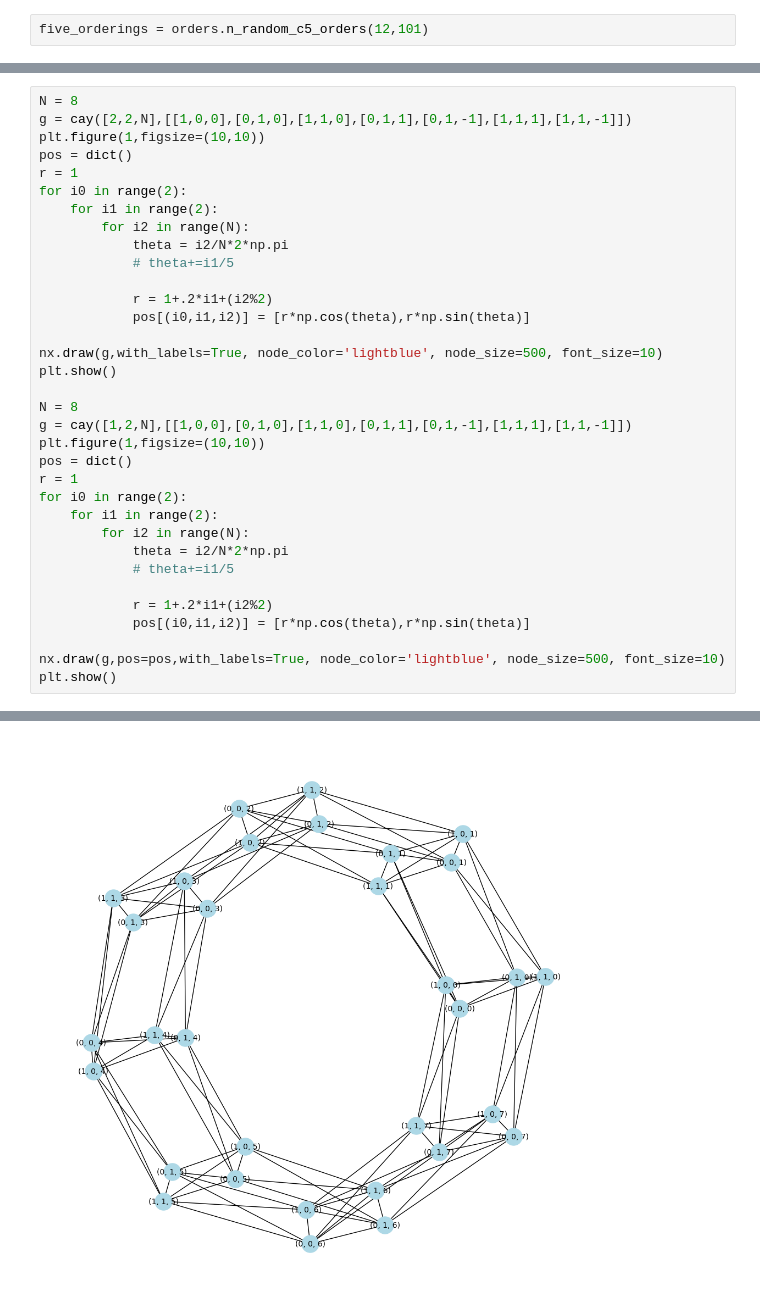
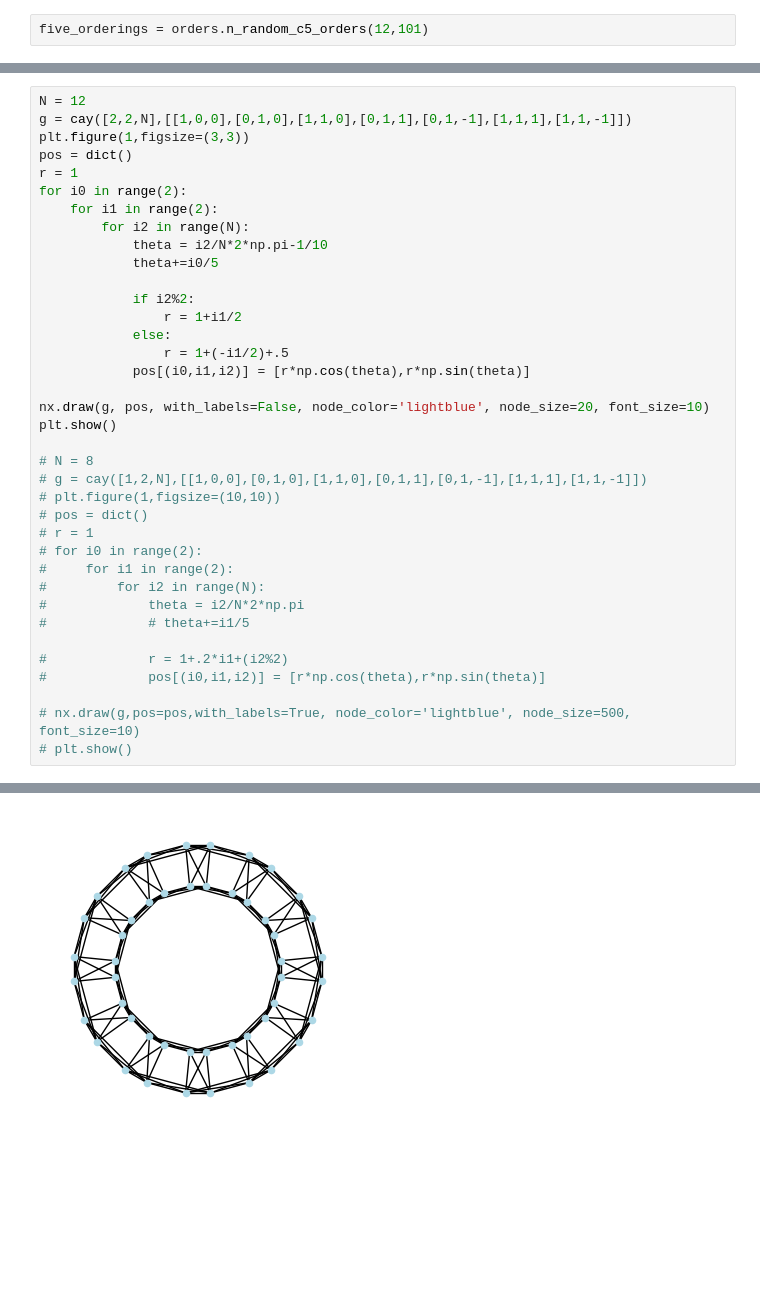
Before and after one commit to jacksonhenry3/Qnibble, a Jupyter notebook: Notebooks/Exploratory/experimentingwithvertextransitivegraphs.ipynb, the cells around one changed output, grey strips where cells are left out. Cells and saved outputs as stored; diff of their text form; blank space fills up the shorter version.

```diff
--- a/Notebooks/Exploratory/experimentingwithvertextransitivegraphs.ipynb
+++ b/Notebooks/Exploratory/experimentingwithvertextransitivegraphs.ipynb
@@ -101,35 +91,38 @@ def cay(n,s):
 # %%
-N = 8
+N = 12
 g = cay([2,2,N],[[1,0,0],[0,1,0],[1,1,0],[0,1,1],[0,1,-1],[1,1,1],[1,1,-1]])
-plt.figure(1,figsize=(10,10))
+plt.figure(1,figsize=(3,3))
 pos = dict()
 r = 1
 for i0 in range(2):
     for i1 in range(2):
         for i2 in range(N):
-            theta = i2/N*2*np.pi
-            # theta+=i1/5
+            theta = i2/N*2*np.pi-1/10
+            theta+=i0/5
 
-            r = 1+.2*i1+(i2%2)
+            if i2%2:
+                r = 1+i1/2
+            else:
+                r = 1+(-i1/2)+.5
             pos[(i0,i1,i2)] = [r*np.cos(theta),r*np.sin(theta)]
 
-nx.draw(g,with_labels=True, node_color='lightblue', node_size=500, font_size=10)
+nx.draw(g, pos, with_labels=False, node_color='lightblue', node_size=20, font_size=10)
 plt.show()
 
-N = 8
-g = cay([1,2,N],[[1,0,0],[0,1,0],[1,1,0],[0,1,1],[0,1,-1],[1,1,1],[1,1,-1]])
-plt.figure(1,figsize=(10,10))
-pos = dict()
-r = 1
-for i0 in range(2):
-    for i1 in range(2):
-        for i2 in range(N):
-            theta = i2/N*2*np.pi
-            # theta+=i1/5
+# N = 8
+# g = cay([1,2,N],[[1,0,0],[0,1,0],[1,1,0],[0,1,1],[0,1,-1],[1,1,1],[1,1,-1]])
+# plt.figure(1,figsize=(10,10))
+# pos = dict()
+# r = 1
+# for i0 in range(2):
+#     for i1 in range(2):
+#         for i2 in range(N):
+#             theta = i2/N*2*np.pi
+#             # theta+=i1/5
 
-            r = 1+.2*i1+(i2%2)
-            pos[(i0,i1,i2)] = [r*np.cos(theta),r*np.sin(theta)]
+#             r = 1+.2*i1+(i2%2)
+#             pos[(i0,i1,i2)] = [r*np.cos(theta),r*np.sin(theta)]
 
-nx.draw(g,pos=pos,with_labels=True, node_color='lightblue', node_size=500, font_size=10)
-plt.show()
+# nx.draw(g,pos=pos,with_labels=True, node_color='lightblue', node_size=500, font_size=10)
+# plt.show()
 # %% [output]
@@ -137 +130 @@ plt.show()
-[figure, old version]
+[figure, new version]
```
Also changed, not shown: parts of 8 cells of this notebook, 6 other files.
